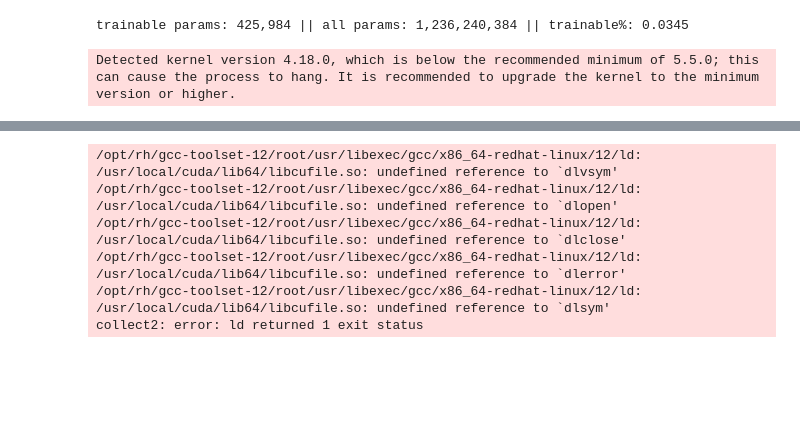
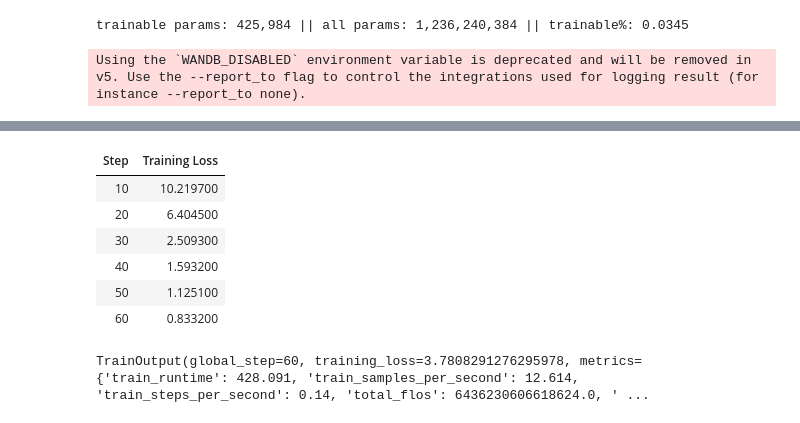
Before and after one commit to everylittlefox/aaronsw-rag, a Jupyter notebook: finetune_rag_generator.ipynb, the cells around one changed output, grey strips where cells are left out. Saved outputs shown, nothing was run; the diff lists cells and outputs as text; code cells hidden in the pictures; blank space fills up the shorter version.

Commit message:
first successful training run but with reduced context length

```diff
--- a/finetune_rag_generator.ipynb
+++ b/finetune_rag_generator.ipynb
@@ -31,5 +31,5 @@ enter huggingface token ········
 # %%
-dir_name = "aaron_data"
+dir_name = "sample_data"
 
 if os.path.isfile(dir_name + '/topics.json'):
     with open(dir_name + '/topics.json') as t:
@@ -85,5 +91,5 @@ model = AutoModelForCausalLM.from_pretrained(model_id)
 # %%
-model = model.to(torch.device('cpu'))
+# model = model.to(torch.device('cpu'))
 # %%
 tokenizer.pad_token = tokenizer.eos_token
 # %%
@@ -94,12 +100,14 @@ def tokenize_function(row):
     tokenized = tokenizer(
         full_text,
         truncation=True,
+        max_length=256,
         padding="max_length",
     )
 
     prompt_tokenized = tokenizer(
         prompt,
         truncation=True,
+        max_length=256,
         add_special_tokens=False  # Ensure no extra tokens are added
     )
     prompt_length = len(prompt_tokenized["input_ids"])
@@ -136,11 +147,12 @@ training_args = TrainingArguments(
     output_dir="./llama-1b-finetuned",
     per_device_train_batch_size=4,
     gradient_accumulation_steps=16,
-    num_train_epochs=3,
+    num_train_epochs=30,
     logging_steps=10,
     save_strategy="epoch",
     fp16=True,
-    use_cpu=True
+    report_to=None
+#    use_cpu=True
 )
 
 trainer = Trainer(
@@ -151,4 +163,4 @@ trainer = Trainer(
 
 trainer.train()
 # %% [output]
-Detected kernel version 4.18.0, which is below the recommended minimum of 5.5.0; this can cause the process to hang. It is recommended to upgrade the kernel to the minimum version or higher.
+Using the `WANDB_DISABLED` environment variable is deprecated and will be removed in v5. Use the --report_to flag to control the integrations used for logging result (for instance --report_to none).
@@ -156,6 +168,8 @@ Detected kernel version 4.18.0, which is below the recommended minimum of 5.5.0;
+| Step | Training Loss |
+| 10 | 10.219700 |
+| 20 | 6.404500 |
+| 30 | 2.509300 |
+| 40 | 1.593200 |
+| 50 | 1.125100 |
+| 60 | 0.833200 |
-/opt/rh/gcc-toolset-12/root/usr/libexec/gcc/x86_64-redhat-linux/12/ld: /usr/local/cuda/lib64/libcufile.so: undefined reference to `dlvsym'
-/opt/rh/gcc-toolset-12/root/usr/libexec/gcc/x86_64-redhat-linux/12/ld: /usr/local/cuda/lib64/libcufile.so: undefined reference to `dlopen'
-/opt/rh/gcc-toolset-12/root/usr/libexec/gcc/x86_64-redhat-linux/12/ld: /usr/local/cuda/lib64/libcufile.so: undefined reference to `dlclose'
-/opt/rh/gcc-toolset-12/root/usr/libexec/gcc/x86_64-redhat-linux/12/ld: /usr/local/cuda/lib64/libcufile.so: undefined reference to `dlerror'
-/opt/rh/gcc-toolset-12/root/usr/libexec/gcc/x86_64-redhat-linux/12/ld: /usr/local/cuda/lib64/libcufile.so: undefined reference to `dlsym'
-collect2: error: ld returned 1 exit status
+TrainOutput(global_step=60, training_loss=3.7808291276295978, metrics={'train_runtime': 428.091, 'train_samples_per_second': 12.614, 'train_steps_per_second': 0.14, 'total_flos': 6436230606618624.0, ' ...
```
Also changed, not shown: parts of 5 cells of this notebook.
